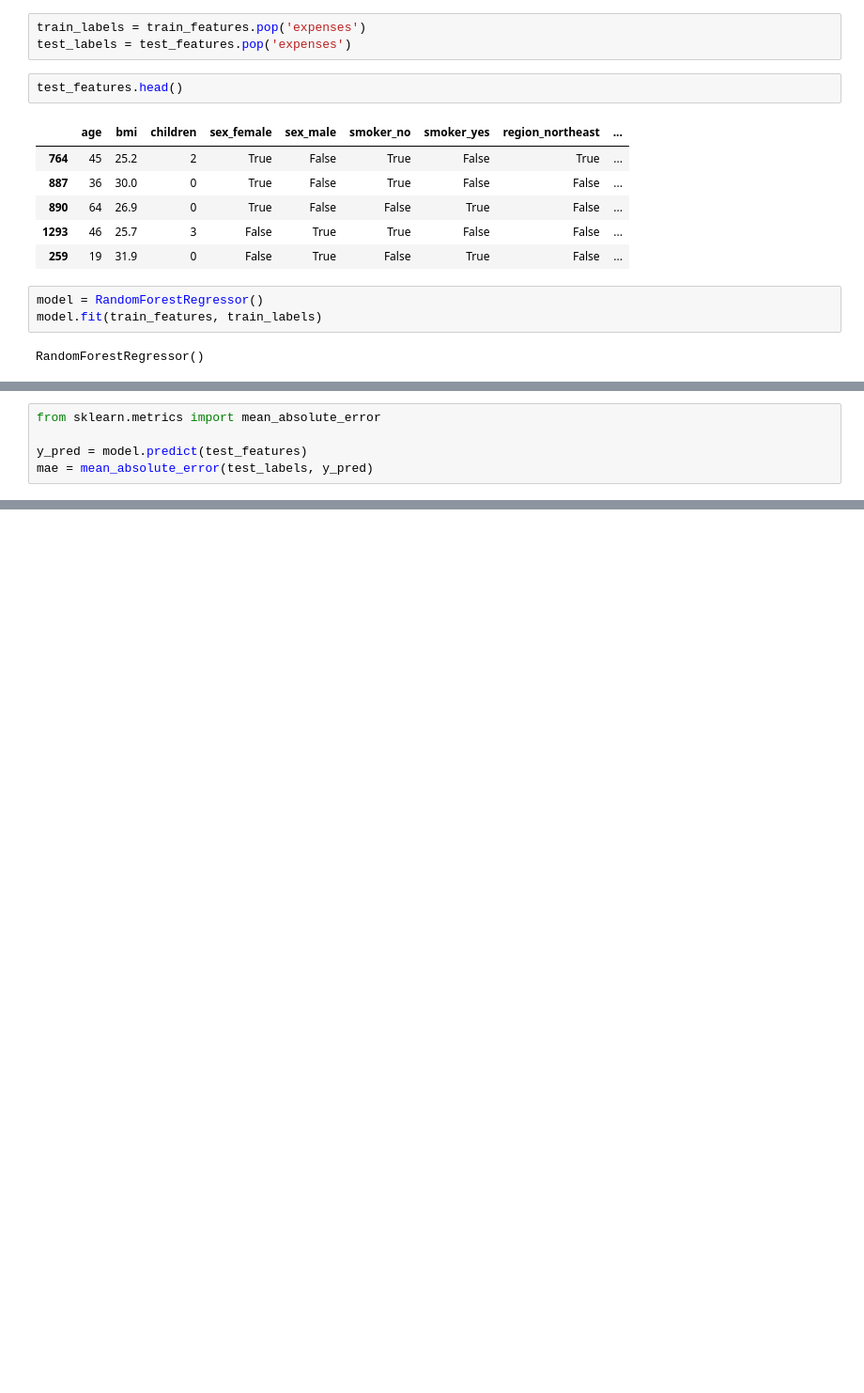
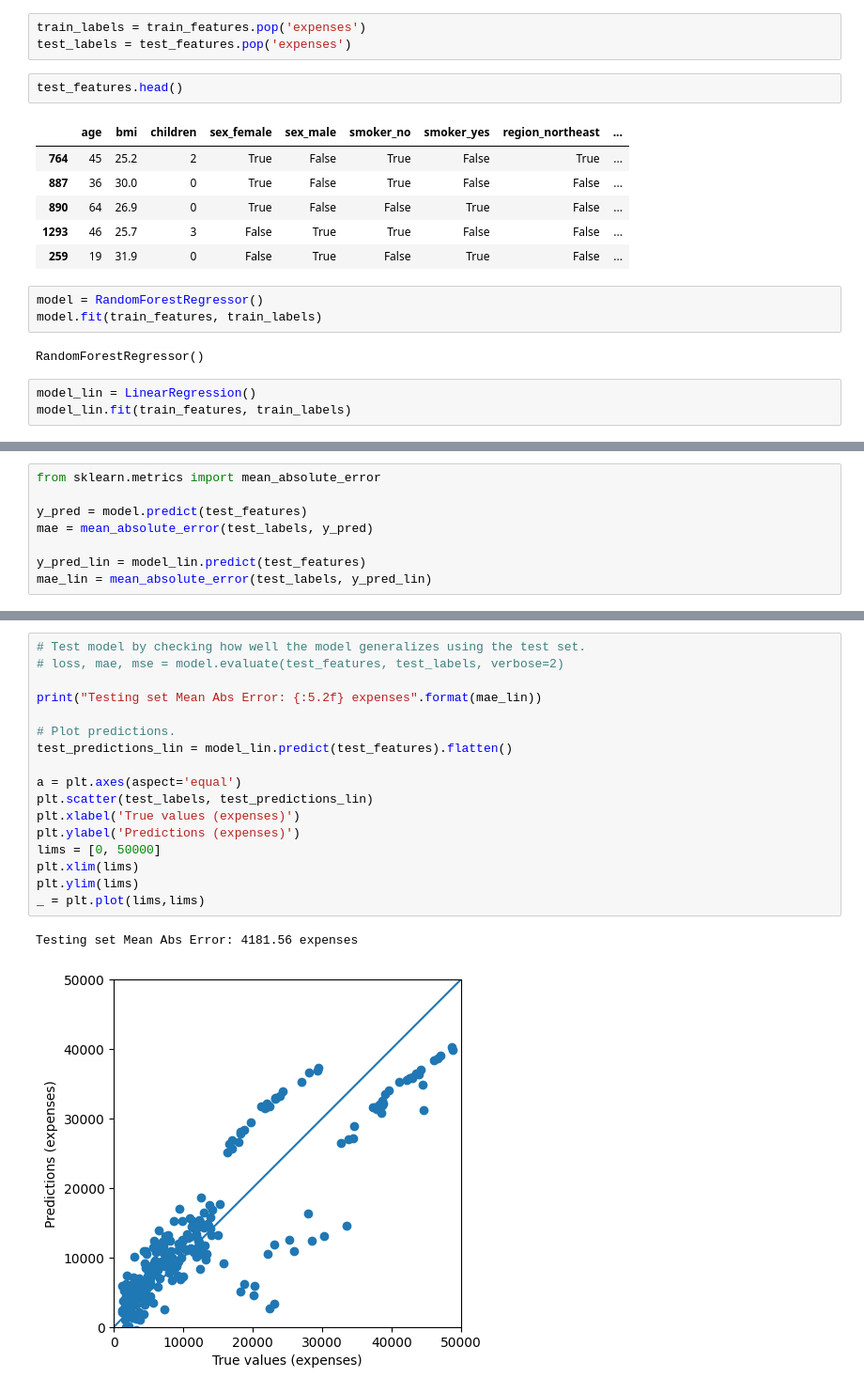
Before and after one commit to Abimanyu-Nayagam/health-care-cost-predict, a Jupyter notebook: fcc_predict_health_costs_with_regression.ipynb, the cells around one changed output, grey strips where cells are left out. Shown: that part at 94% size. Saved outputs shown, nothing was run; the diff lists cells and outputs as text; blank space fills up the shorter version.

Commit message:
Updates to printed cells

```diff
--- a/fcc_predict_health_costs_with_regression.ipynb
+++ b/fcc_predict_health_costs_with_regression.ipynb
@@ -55,3 +55,6 @@ model = RandomForestRegressor()
 model.fit(train_features, train_labels)
 # %% [output]
 RandomForestRegressor()
+# %%
+model_lin = LinearRegression()
+model_lin.fit(train_features, train_labels)
@@ -60,6 +65,9 @@ from sklearn.metrics import mean_absolute_error
 
 y_pred = model.predict(test_features)
 mae = mean_absolute_error(test_labels, y_pred)
+
+y_pred_lin = model_lin.predict(test_features)
+mae_lin = mean_absolute_error(test_labels, y_pred_lin)
 # %%
 # Test model by checking how well the model generalizes using the test set.
 # loss, mae, mse = model.evaluate(test_features, test_labels, verbose=2)
@@ -82,0 +91,20 @@ Testing set Mean Abs Error: 2492.15 expenses
+# %%
+# Test model by checking how well the model generalizes using the test set.
+# loss, mae, mse = model.evaluate(test_features, test_labels, verbose=2)
+
+print("Testing set Mean Abs Error: {:5.2f} expenses".format(mae_lin))
+
+# Plot predictions.
+test_predictions_lin = model_lin.predict(test_features).flatten()
+
+a = plt.axes(aspect='equal')
+plt.scatter(test_labels, test_predictions_lin)
+plt.xlabel('True values (expenses)')
+plt.ylabel('Predictions (expenses)')
+lims = [0, 50000]
+plt.xlim(lims)
+plt.ylim(lims)
+_ = plt.plot(lims,lims)
+# %% [output]
+Testing set Mean Abs Error: 4181.56 expenses
+[figure, added]
```
Also changed, not shown: parts of 2 cells of this notebook.
